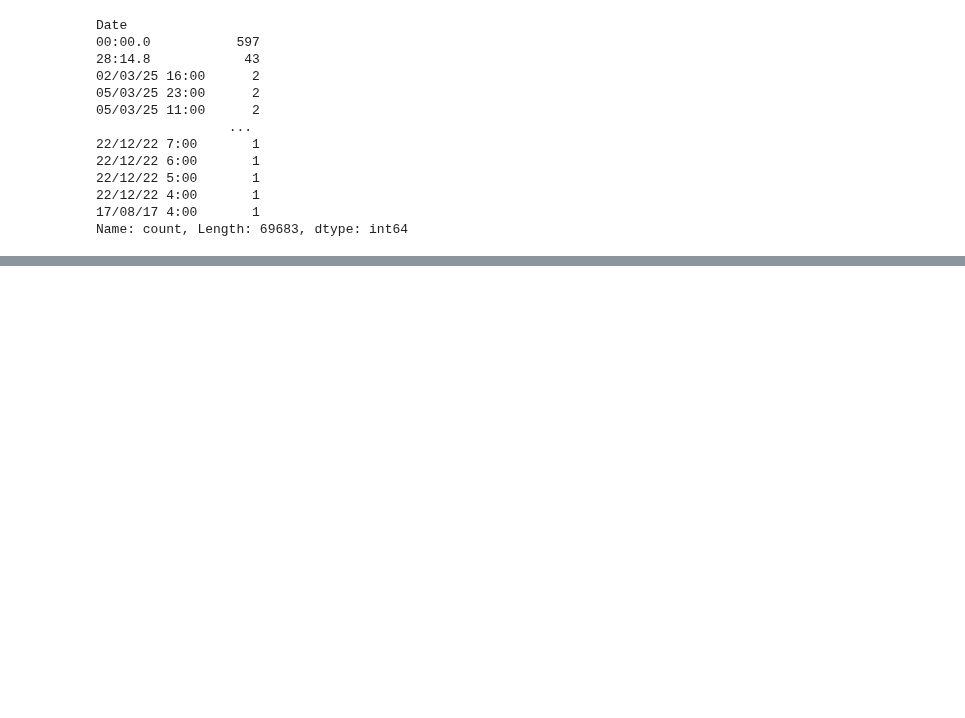
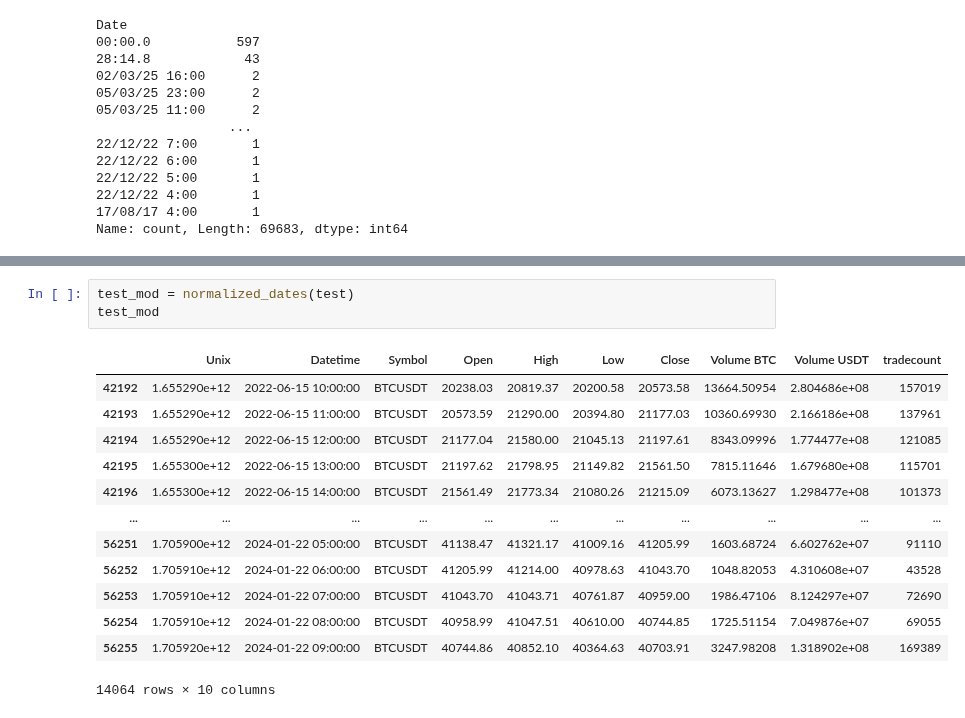
Before and after one commit to LuisMB09/Trading, a Jupyter notebook: test_data.ipynb, the cells around one changed output, grey strips where cells are left out. Drawn from its saved outputs; the diff is of its cells as text; blank space fills up the shorter version.

```diff
--- a/test_data.ipynb
+++ b/test_data.ipynb
@@ -376,0 +180,17 @@ KeyError: 'Datetime'
+# %%
+test_mod = normalized_dates(test)
+test_mod
+# %% [output]
+|  | Unix | Datetime | Symbol | Open | High | Low | Close | Volume BTC | Volume USDT | tradecount |
+| 42192 | 1.655290e+12 | 2022-06-15 10:00:00 | BTCUSDT | 20238.03 | 20819.37 | 20200.58 | 20573.58 | 13664.50954 | 2.804686e+08 | 157019 |
+| 42193 | 1.655290e+12 | 2022-06-15 11:00:00 | BTCUSDT | 20573.59 | 21290.00 | 20394.80 | 21177.03 | 10360.69930 | 2.166186e+08 | 137961 |
+| 42194 | 1.655290e+12 | 2022-06-15 12:00:00 | BTCUSDT | 21177.04 | 21580.00 | 21045.13 | 21197.61 | 8343.09996 | 1.774477e+08 | 121085 |
+| 42195 | 1.655300e+12 | 2022-06-15 13:00:00 | BTCUSDT | 21197.62 | 21798.95 | 21149.82 | 21561.50 | 7815.11646 | 1.679680e+08 | 115701 |
+| 42196 | 1.655300e+12 | 2022-06-15 14:00:00 | BTCUSDT | 21561.49 | 21773.34 | 21080.26 | 21215.09 | 6073.13627 | 1.298477e+08 | 101373 |
+| ... | ... | ... | ... | ... | ... | ... | ... | ... | ... | ... |
+| 56251 | 1.705900e+12 | 2024-01-22 05:00:00 | BTCUSDT | 41138.47 | 41321.17 | 41009.16 | 41205.99 | 1603.68724 | 6.602762e+07 | 91110 |
+| 56252 | 1.705910e+12 | 2024-01-22 06:00:00 | BTCUSDT | 41205.99 | 41214.00 | 40978.63 | 41043.70 | 1048.82053 | 4.310608e+07 | 43528 |
+| 56253 | 1.705910e+12 | 2024-01-22 07:00:00 | BTCUSDT | 41043.70 | 41043.71 | 40761.87 | 40959.00 | 1986.47106 | 8.124297e+07 | 72690 |
+| 56254 | 1.705910e+12 | 2024-01-22 08:00:00 | BTCUSDT | 40958.99 | 41047.51 | 40610.00 | 40744.85 | 1725.51154 | 7.049876e+07 | 69055 |
+| 56255 | 1.705920e+12 | 2024-01-22 09:00:00 | BTCUSDT | 40744.86 | 40852.10 | 40364.63 | 40703.91 | 3247.98208 | 1.318902e+08 | 169389 |
+14064 rows × 10 columns
```
Also changed, not shown: parts of 25 cells of this notebook.
